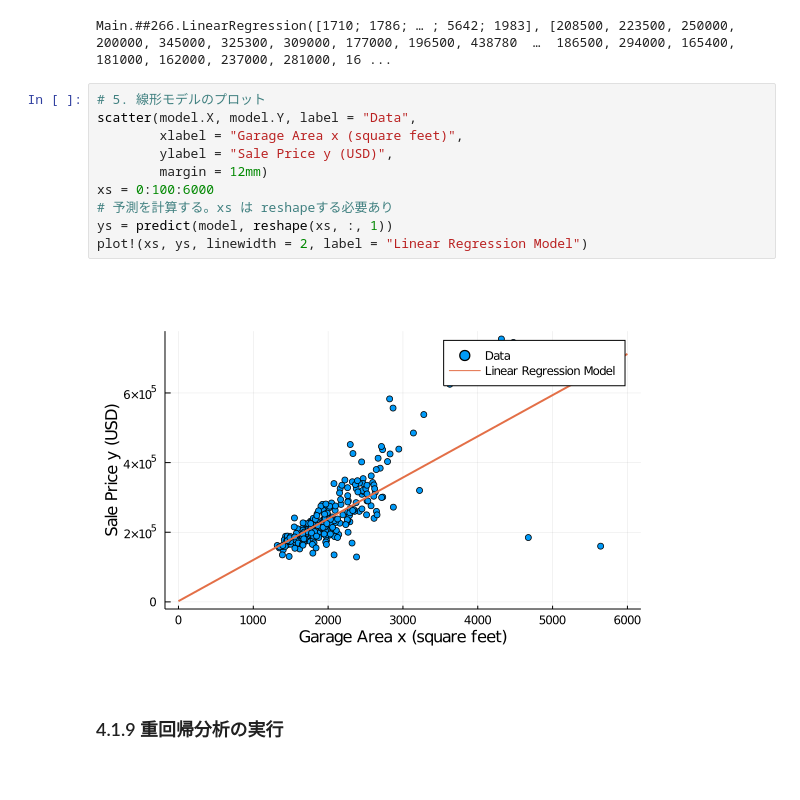
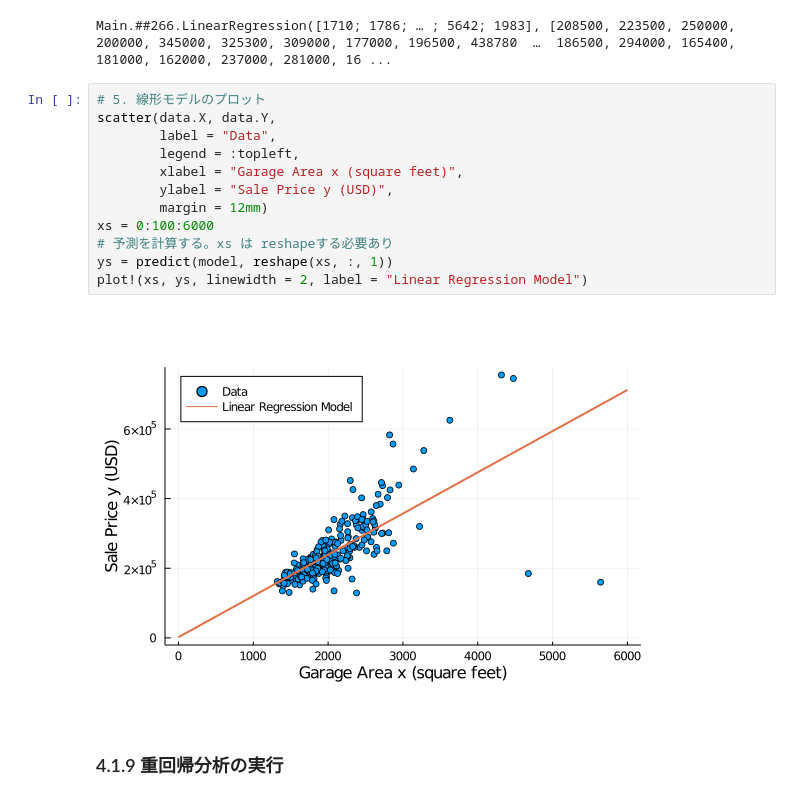
Before and after one commit to matsueushi/machine-learning-from-scratch-with-julia, a Jupyter notebook: notebook/chapter4.ipynb, the cells around one changed output. Cells and saved outputs as stored; diff of their text form.

```diff
--- a/notebook/chapter4.ipynb
+++ b/notebook/chapter4.ipynb
@@ -53,16 +53,18 @@ b=2137.450403389295
 Main.##266.LinearRegression([1710; 1786; … ; 5642; 1983], [208500, 223500, 250000, 200000, 345000, 325300, 309000, 177000, 196500, 438780  …  186500, 294000, 165400, 181000, 162000, 237000, 281000, 16 ...
 # %%
 # 5. 線形モデルのプロット
-scatter(model.X, model.Y, label = "Data",
+scatter(data.X, data.Y,
+        label = "Data",
+        legend = :topleft,
         xlabel = "Garage Area x (square feet)",
         ylabel = "Sale Price y (USD)",
         margin = 12mm)
 xs = 0:100:6000
 # 予測を計算する。xs は reshapeする必要あり
 ys = predict(model, reshape(xs, :, 1))
 plot!(xs, ys, linewidth = 2, label = "Linear Regression Model")
 # %% [output]
-[figure, old version]
+[figure, new version]
 # %% [markdown]
 ### 4.1.9 重回帰分析の実行
 # %%
```
Also changed, not shown: parts of 4 cells of this notebook.
